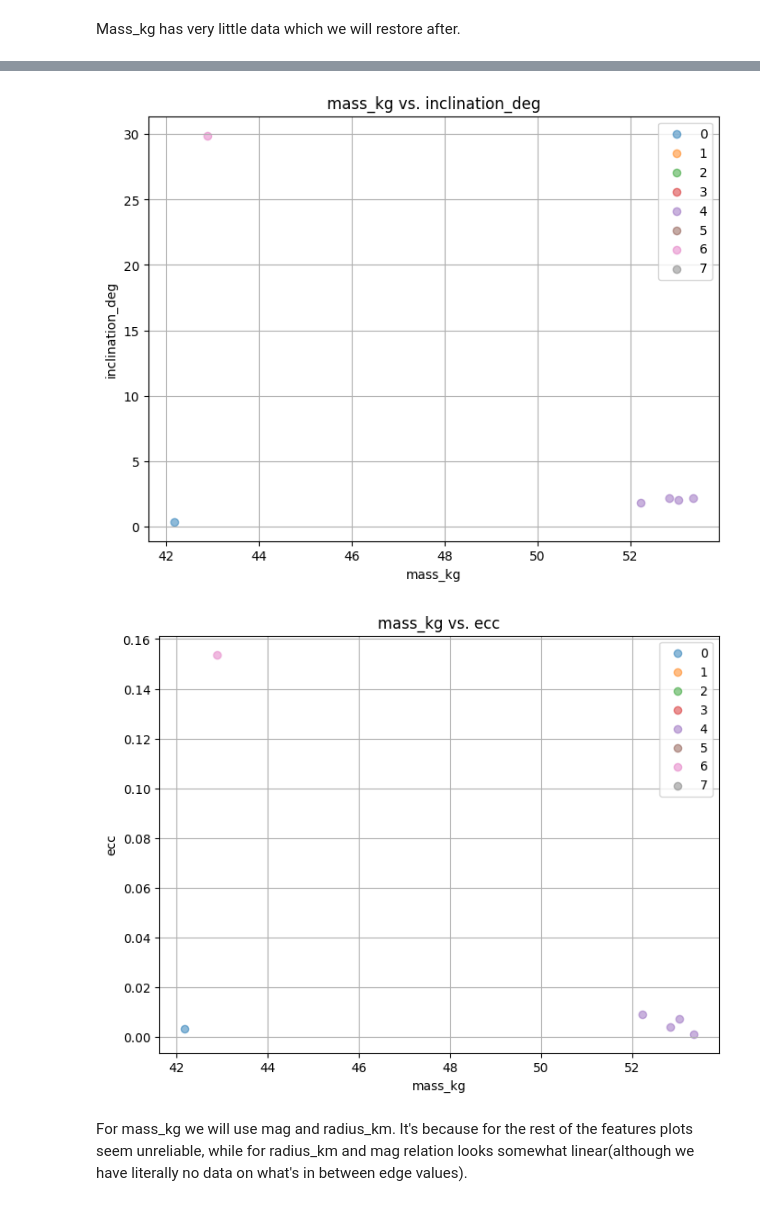
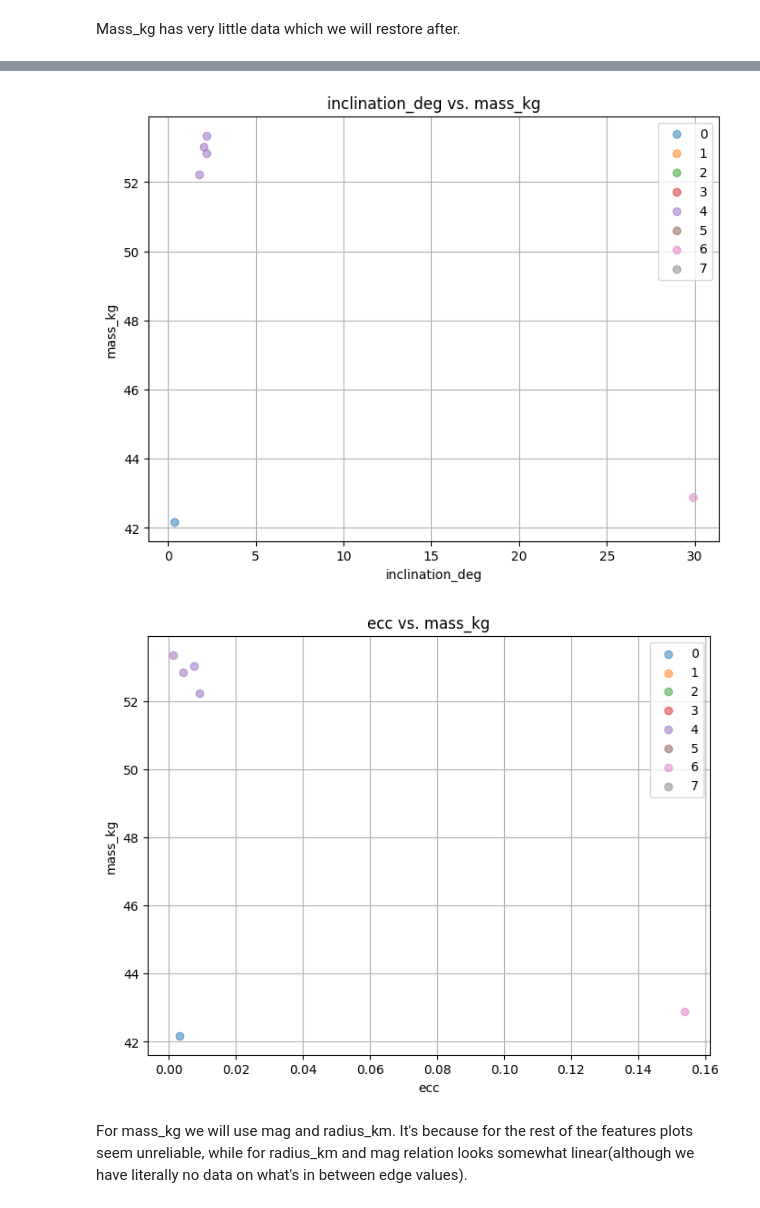
Before and after one commit to lt22412/jupiters_moons_project, a Jupyter notebook: jupiter_analysis.ipynb, the cells around one changed output, grey strips where cells are left out. Saved outputs shown, nothing was run; the diff lists cells and outputs as text; code cells hidden in the pictures.

```diff
--- a/jupiter_analysis.ipynb
+++ b/jupiter_analysis.ipynb
@@ -575,10 +575,10 @@ Group 0 is not 'other', so it makes sense to assume that there will be something
 # %% [markdown]
 Mass_kg has very little data which we will restore after.
 # %%
-moons.plot_columns('mass_kg','mag',use_group=True)
-moons.plot_columns('mass_kg','radius_km',use_group=True)
-moons.plot_columns('mass_kg','distance_km',use_group=True)
-moons.plot_columns('mass_kg','period_days',use_group=True)
-moons.plot_columns('mass_kg','inclination_deg',use_group=True)
-moons.plot_columns('mass_kg','ecc',use_group=True)
+moons.plot_columns('mag','mass_kg',use_group=True)
+moons.plot_columns('radius_km','mass_kg',use_group=True)
+moons.plot_columns('distance_km','mass_kg',use_group=True)
+moons.plot_columns('period_days','mass_kg',use_group=True)
+moons.plot_columns('inclination_deg','mass_kg',use_group=True)
+moons.plot_columns('ecc','mass_kg',use_group=True)
 # %% [output]
@@ -589,5 +589,5 @@ moons.plot_columns('mass_kg','ecc',use_group=True)
-[figure, old version]
+[figure, new version]
-[figure, old version]
+[figure, new version]
 # %% [markdown]
 For mass_kg we will use mag and radius_km. It's because for the rest of the features plots seem unreliable, while for radius_km and mag relation looks somewhat linear(although we have literally no data on what's in between edge values).
 # %% [markdown]
```
Also changed, not shown: parts of 18 cells of this notebook, 1 other file.
